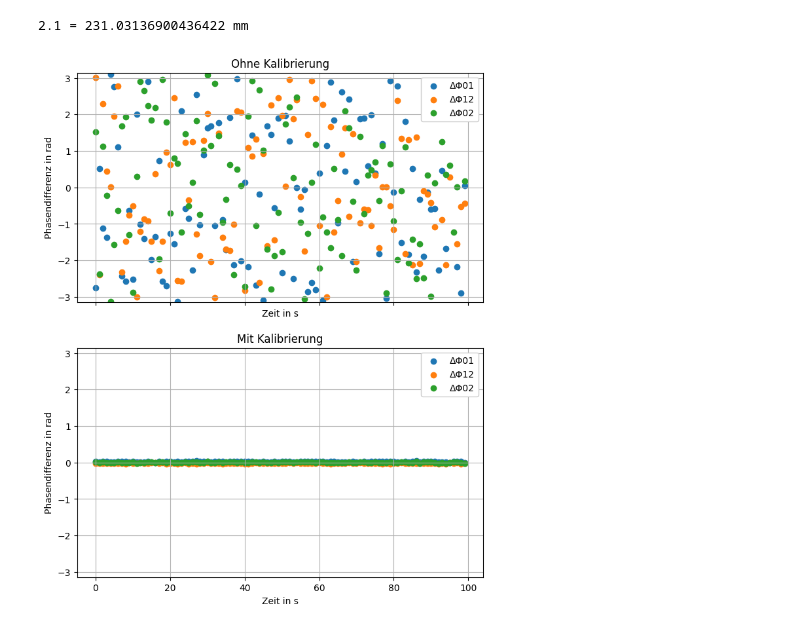
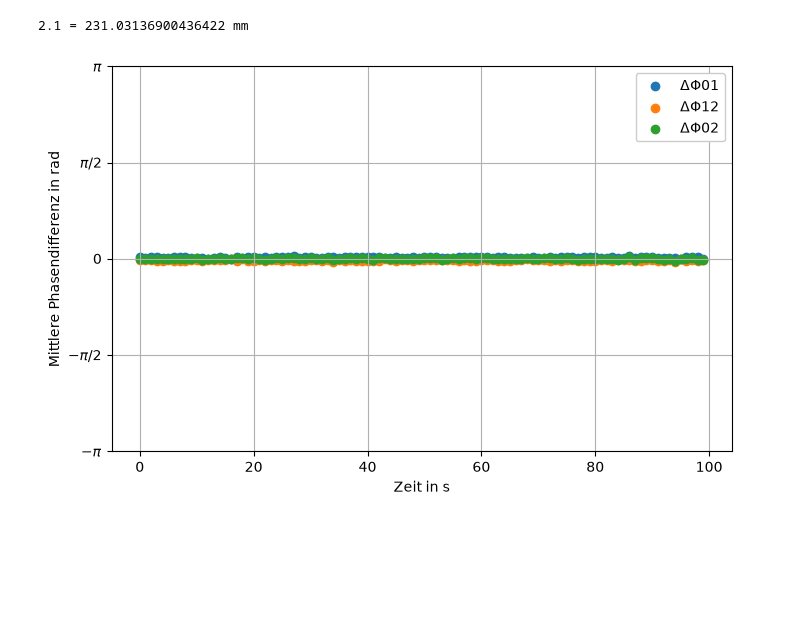
Before and after one commit to mathklk/QCDF, a Jupyter notebook: analyze/coherence.ipynb, the cells around one changed output. Saved outputs shown, nothing was run; the diff lists cells and outputs as text; code cells hidden in the pictures; blank space fills up the shorter version.

```diff
--- a/analyze/coherence.ipynb
+++ b/analyze/coherence.ipynb
@@ -88,35 +87,33 @@ print(dp, '=', 1000*phaseDiffToEquivalentAntennaDistance(dp), 'mm')
 # %% [output]
 2.1 = 231.03136900436422 mm
 # %%
-FIG_SIZE = np.array([8, 5])
-fig, axs = plt.subplots(nrows=2, figsize=FIG_SIZE*[1,2], sharex=True, sharey=True)
-axs: Iterable[plt.Axes]
-ax0, ax1 = axs
+fig, ax1 = subplots()
+axs: Iterable[plt.Axes] = [ax1]
 
 X = np.arange(calibrated_averaged.shape[1])
 
 for ax in axs:
     ax.grid()
     ax.set_ylim(-np.pi, np.pi)
-    ax.set_ylabel('Phasendifferenz in rad')
+    ax.set_ylabel('Mittlere Phasendifferenz in rad')
     ax.set_xlabel('Zeit in s')
+    ax.set_yticks([-np.pi, -np.pi/2, 0, np.pi/2, np.pi])
+    ax.set_yticklabels(['$-\\pi$', '$-\\pi/2$', '$0$', '$\\pi/2$', '$\\pi$'])
 
 
-ax0.set_title('Ohne Kalibrierung')
-ax0.scatter(X, uncalibrated_averaged[0], label='ΔΦ01')
-ax0.scatter(X, uncalibrated_averaged[1], label='ΔΦ12')
-ax0.scatter(X, uncalibrated_averaged[2], label='ΔΦ02')
-legend0 = ax0.legend()
-legend0.get_frame().set_alpha(1)
+# ax0.set_title('Mittlere Phasendifferenz vor Kalibrierung')
+# ax0.scatter(X, uncalibrated_averaged[0], label='ΔΦ01')
+# ax0.scatter(X, uncalibrated_averaged[1], label='ΔΦ12')
+# ax0.scatter(X, uncalibrated_averaged[2], label='ΔΦ02')
+# legend(ax0)
 
-ax1.set_title('Mit Kalibrierung')
+# ax1.set_title('Phasendifferenz nach Kalibrierung, gemittelt über Tests 1-3')
 ax1.scatter(X, calibrated_averaged[0], label='ΔΦ01')
 ax1.scatter(X, calibrated_averaged[1], label='ΔΦ12')
 ax1.scatter(X, calibrated_averaged[2], label='ΔΦ02')
-legend1 = ax1.legend(loc='upper right')
-legend1.get_frame().set_alpha(1)
+legend(ax1, loc='upper right')
 
 fig.savefig('plots/Phasenkohärenz.pdf', bbox_inches='tight')
 # %% [output]
-[figure, old version]
+[figure, new version]
 # %%
```
Also changed, not shown: parts of 2 cells of this notebook.
